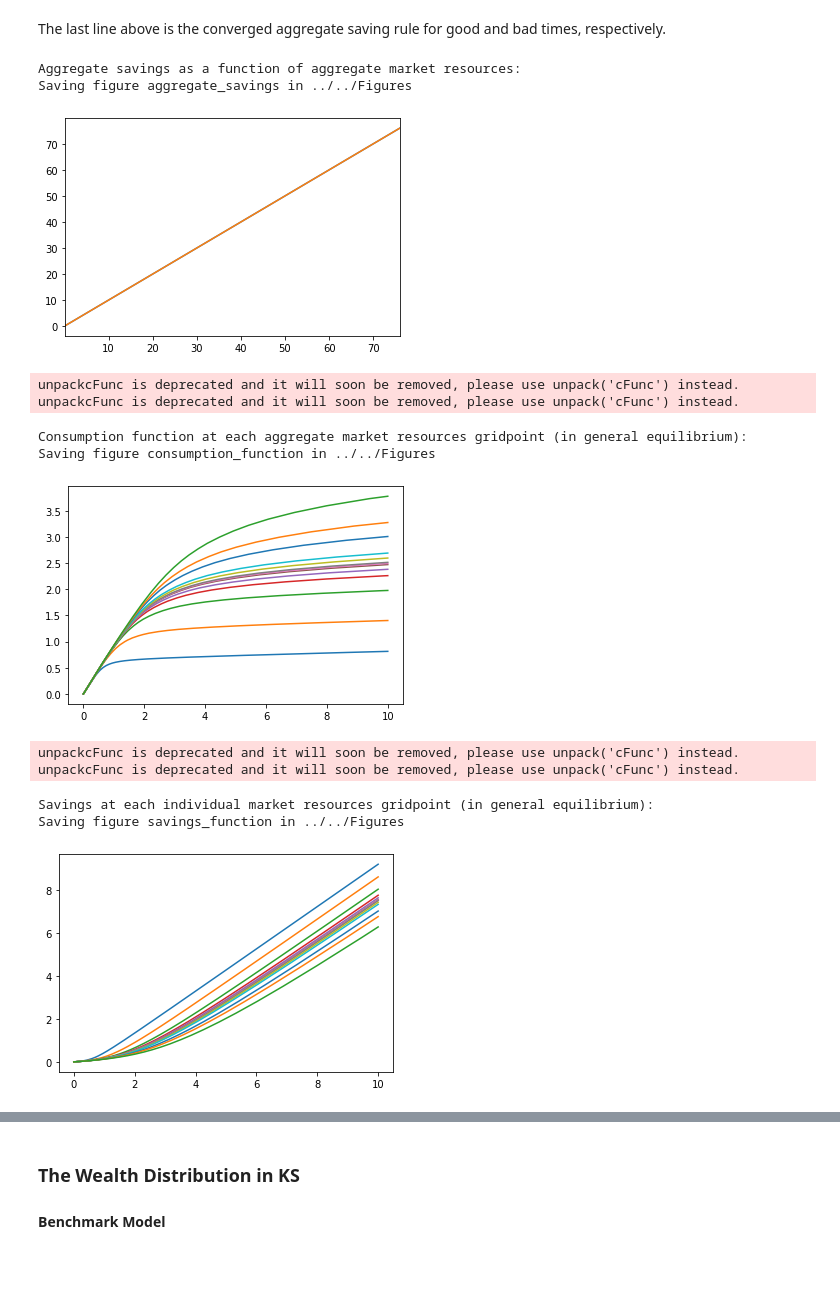
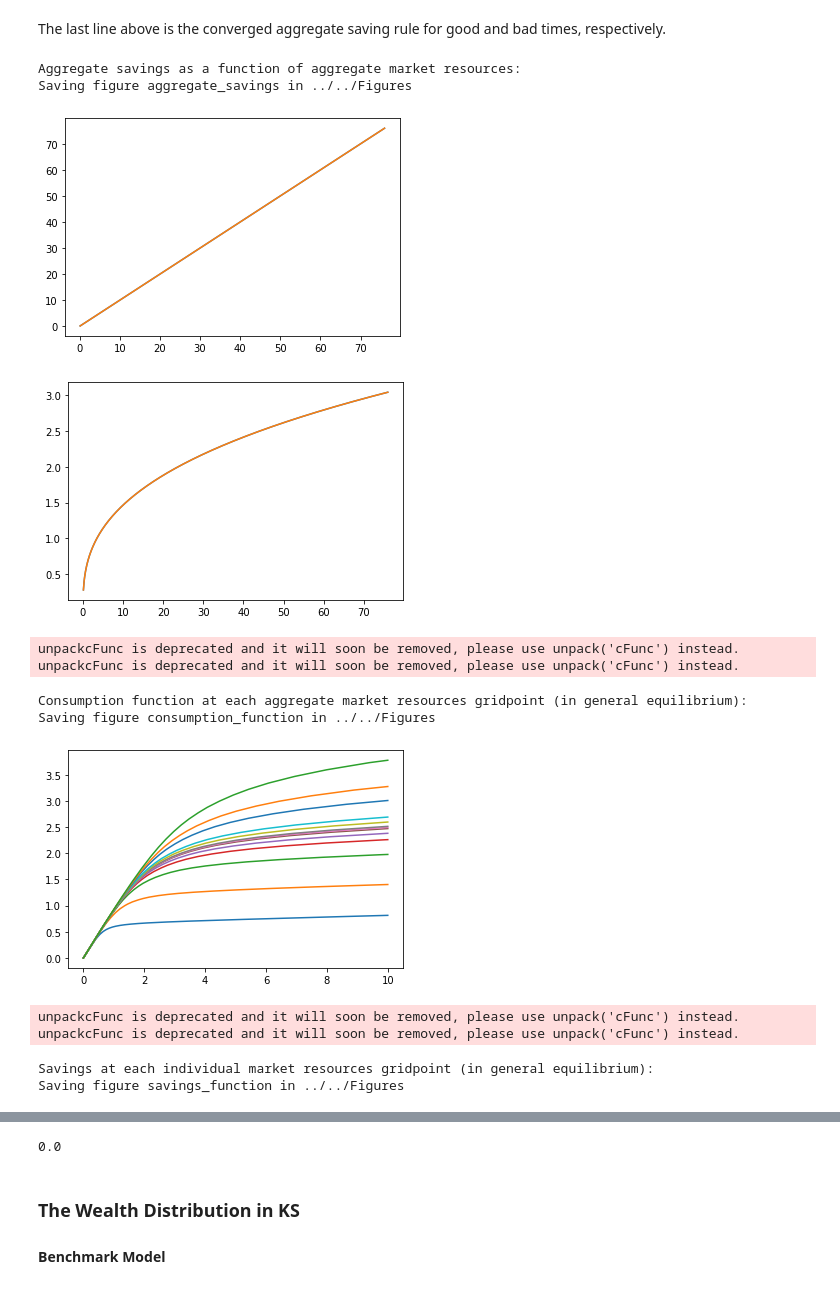
Before and after one commit to econ-ark/KrusellSmith, a Jupyter notebook: Code/Python/KrusellSmith.ipynb, the cells around one changed output, grey strips where cells are left out. Cells and saved outputs as stored; diff of their text form; code cells hidden in the pictures.

```diff
--- a/Code/Python/KrusellSmith.ipynb
+++ b/Code/Python/KrusellSmith.ipynb
@@ -365,43 +373,58 @@ y0 = KSEconomy.AFunc[0](x)
 y1 = KSEconomy.AFunc[1](x)
 plt.plot(x, y0)
 plt.plot(x, y1)
-plt.xlim([bottom, top])
 make_figs('aggregate_savings', True, False, '../../Figures')
 plt.show()
 plt.clf()
+
+w0 = KSEconomy.wFunc(y0)
+w1 = KSEconomy.wFunc(y1)
+
+plt.plot(x, w0)
+plt.plot(x, w1)
+plt.show()
+plt.clf()
+
+# R0 = KSEconomy.rFunc(y0)
+# R1 = KSEconomy.rFunc(y1)
+
+# plt.plot(x, R0)
+# plt.plot(x, R1)
+# plt.show()
+# plt.clf()
 
 print('Consumption function at each aggregate market resources gridpoint (in general equilibrium):')
 KSAgent.unpackcFunc()
 m_grid = np.linspace(0,10,200)
 KSAgent.unpackcFunc()
 for M in KSAgent.Mgrid:
     c_at_this_M = KSAgent.solution[0].cFunc[0](m_grid,M*np.ones_like(m_grid)) #Have two consumption functions, check this
     plt.plot(m_grid,c_at_this_M)
 make_figs('consumption_function', True, False, '../../Figures')
 plt.show()
 plt.clf()
 
 print('Savings at each individual market resources gridpoint (in general equilibrium):')
 KSAgent.unpackcFunc()
 m_grid = np.linspace(0,10,200)
 KSAgent.unpackcFunc()
 for M in KSAgent.Mgrid:
     s_at_this_M = m_grid-KSAgent.solution[0].cFunc[1](m_grid,M*np.ones_like(m_grid))
     c_at_this_M = KSAgent.solution[0].cFunc[1](m_grid,M*np.ones_like(m_grid)) #Have two consumption functions, check this
     plt.plot(m_grid,s_at_this_M)
 make_figs('savings_function', True, False, '../../Figures')
 plt.show()
 # %% [output]
 Aggregate savings as a function of aggregate market resources:
 Saving figure aggregate_savings in ../../Figures
-[figure, old version]
+[figure, new version]
+[figure, new version]
 unpackcFunc is deprecated and it will soon be removed, please use unpack('cFunc') instead.
 unpackcFunc is deprecated and it will soon be removed, please use unpack('cFunc') instead.
 Consumption function at each aggregate market resources gridpoint (in general equilibrium):
 Saving figure consumption_function in ../../Figures
-[figure, old version]
+[figure, new version]
 unpackcFunc is deprecated and it will soon be removed, please use unpack('cFunc') instead.
 unpackcFunc is deprecated and it will soon be removed, please use unpack('cFunc') instead.
 Savings at each individual market resources gridpoint (in general equilibrium):
 Saving figure savings_function in ../../Figures
-[figure, old version]
@@ -408,3 +432,7 @@ Saving figure savings_function in ../../Figures
+# %%
+np.max(np.abs(y0-y1))
+# %% [output]
+0.0
 # %% [markdown]
 ### The Wealth Distribution in KS
 
```
Also changed, not shown: parts of 23 cells of this notebook, 32 other files.
